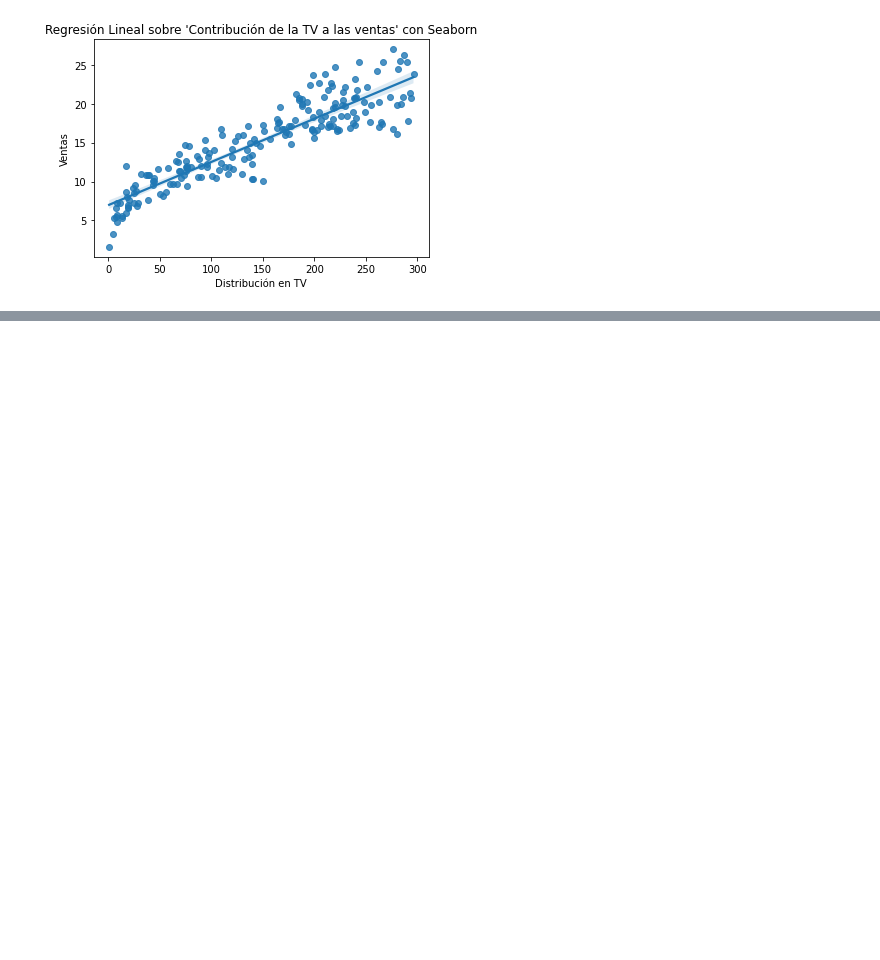
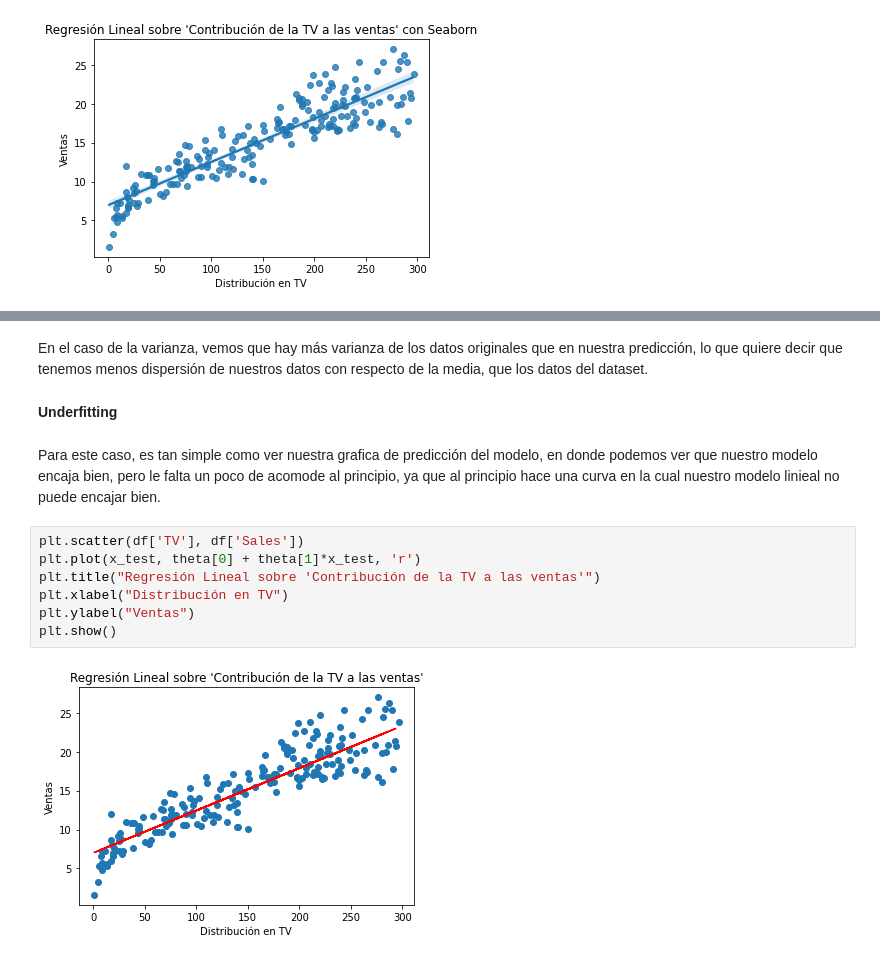
Before and after one commit to francoquintanilla0/Modulo2-ML, a Jupyter notebook: Modelo_RegLin.ipynb, the cells around one changed output, grey strips where cells are left out. Cells and saved outputs as stored; diff of their text form; blank space fills up the shorter version.

```diff
--- a/Modelo_RegLin.ipynb
+++ b/Modelo_RegLin.ipynb
@@ -169,0 +202,15 @@ Si tratamos de meter las variables de "Radio" y "Newspaper" el modelo empieza a
+# %% [markdown]
+En el caso de la varianza, vemos que hay más varianza de los datos originales que en nuestra predicción, lo que quiere decir que tenemos menos dispersión de nuestros datos con respecto de la media, que los datos del dataset.
+# %% [markdown]
+**Underfitting**
+# %% [markdown]
+Para este caso, es tan simple como ver nuestra grafica de predicción del modelo, en donde podemos ver que nuestro modelo encaja bien, pero le falta un poco de acomode al principio, ya que al principio hace una curva en la cual nuestro modelo linieal no puede encajar bien.
+# %%
+plt.scatter(df['TV'], df['Sales'])
+plt.plot(x_test, theta[0] + theta[1]*x_test, 'r')
+plt.title("Regresión Lineal sobre 'Contribución de la TV a las ventas'")
+plt.xlabel("Distribución en TV")
+plt.ylabel("Ventas")
+plt.show()
+# %% [output]
+[figure, added]
```
Also changed, not shown: parts of 16 cells of this notebook.
